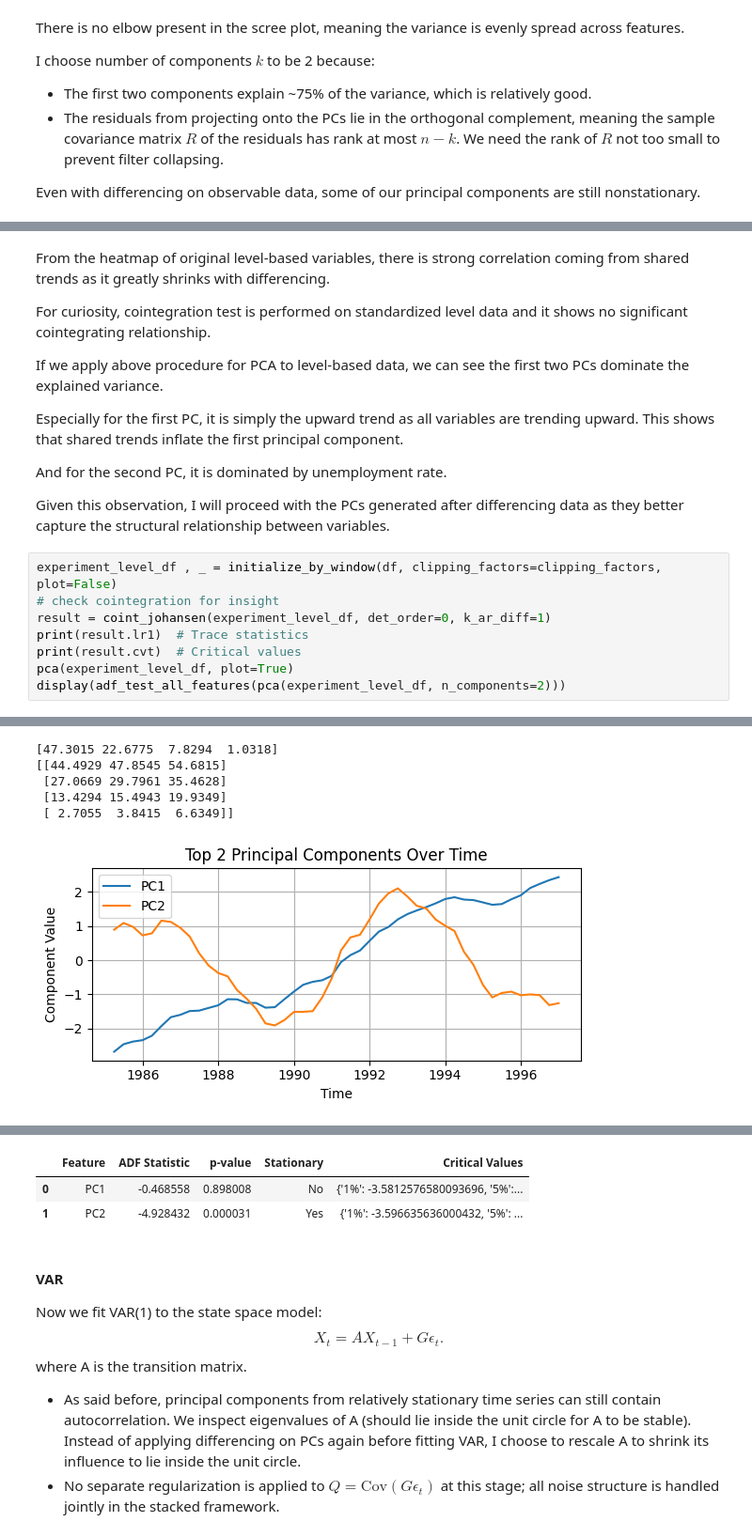
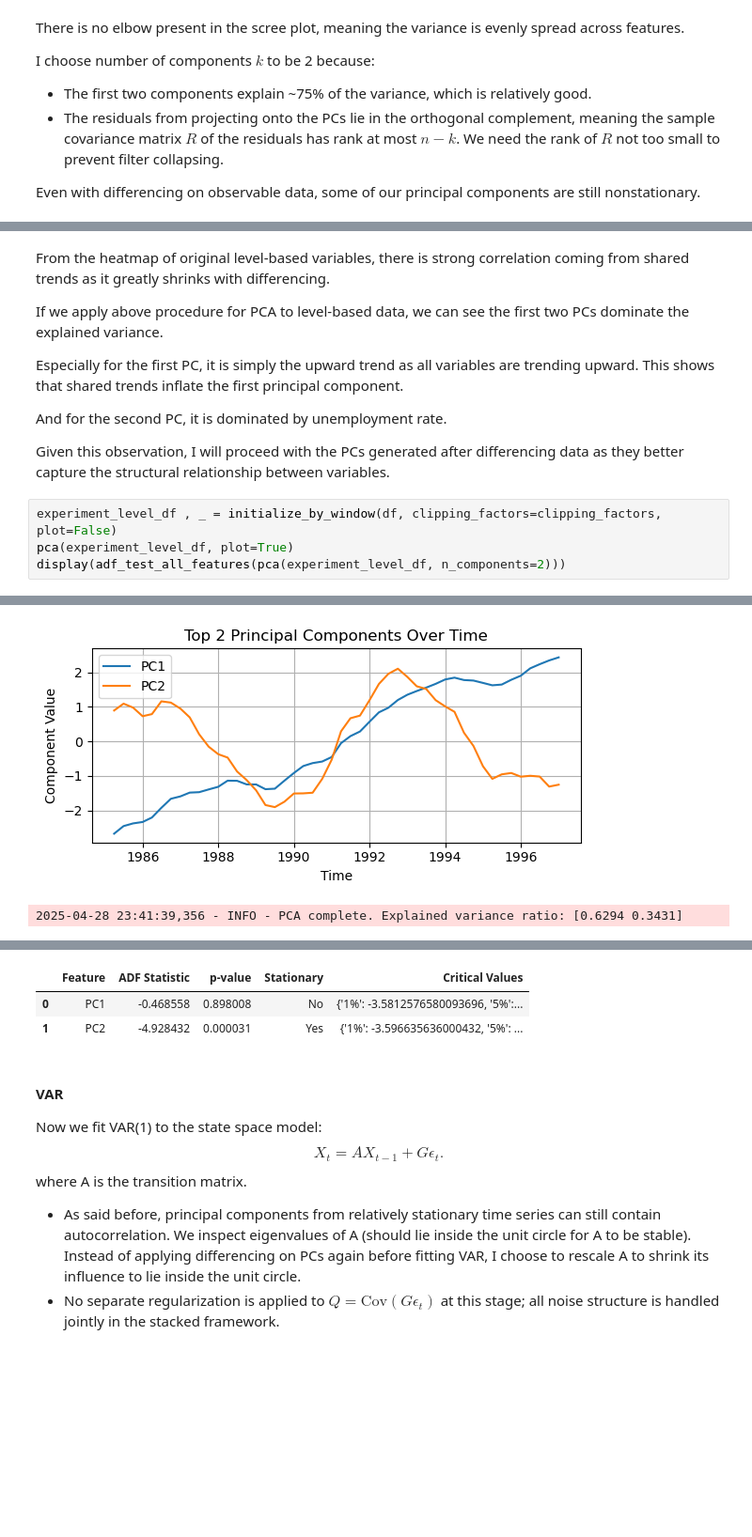
Before and after one commit to lexie-z/macro-model, a Jupyter notebook: playground.ipynb, the cells around one changed output, grey strips where cells are left out. Shown at 94% size. Saved outputs shown, nothing was run; the diff lists cells and outputs as text; blank space fills up the shorter version.

```diff
--- a/playground.ipynb
+++ b/playground.ipynb
@@ -172,8 +166,6 @@ display(adf_test_all_features(experiment_latent_df))
 | 1 | PC2 | -1.833608 | 0.363908 | No | {'1%': -3.5812576580093696, '5%':... |
 # %% [markdown]
 From the heatmap of original level-based variables, there is strong correlation coming from shared trends as it greatly shrinks with differencing.
-
-For curiosity, cointegration test is performed on standardized level data and it shows no significant cointegrating relationship.
 
 If we apply above procedure for PCA to level-based data, we can see the first two PCs dominate the explained variance.
 
@@ -184,10 +176,6 @@ And for the second PC, it is dominated by unemployment rate.
 Given this observation, I will proceed with the PCs generated after differencing data as they better capture the structural relationship between variables.
 # %%
 experiment_level_df , _ = initialize_by_window(df, clipping_factors=clipping_factors, plot=False)
-# check cointegration for insight
-result = coint_johansen(experiment_level_df, det_order=0, k_ar_diff=1)
-print(result.lr1)  # Trace statistics
-print(result.cvt)  # Critical values
 pca(experiment_level_df, plot=True)
 display(adf_test_all_features(pca(experiment_level_df, n_components=2)))
 # %% [output]
@@ -197,6 +185,2 @@ display(adf_test_all_features(pca(experiment_level_df, n_components=2)))
+[figure]
-[47.3015 22.6775  7.8294  1.0318]
-[[44.4929 47.8545 54.6815]
- [27.0669 29.7961 35.4628]
- [13.4294 15.4943 19.9349]
- [ 2.7055  3.8415  6.6349]]
+2025-04-28 23:41:39,356 - INFO - PCA complete. Explained variance ratio: [0.6294 0.3431]
-[figure]
```
Also changed, not shown: parts of 17 cells of this notebook, 4 other files.
